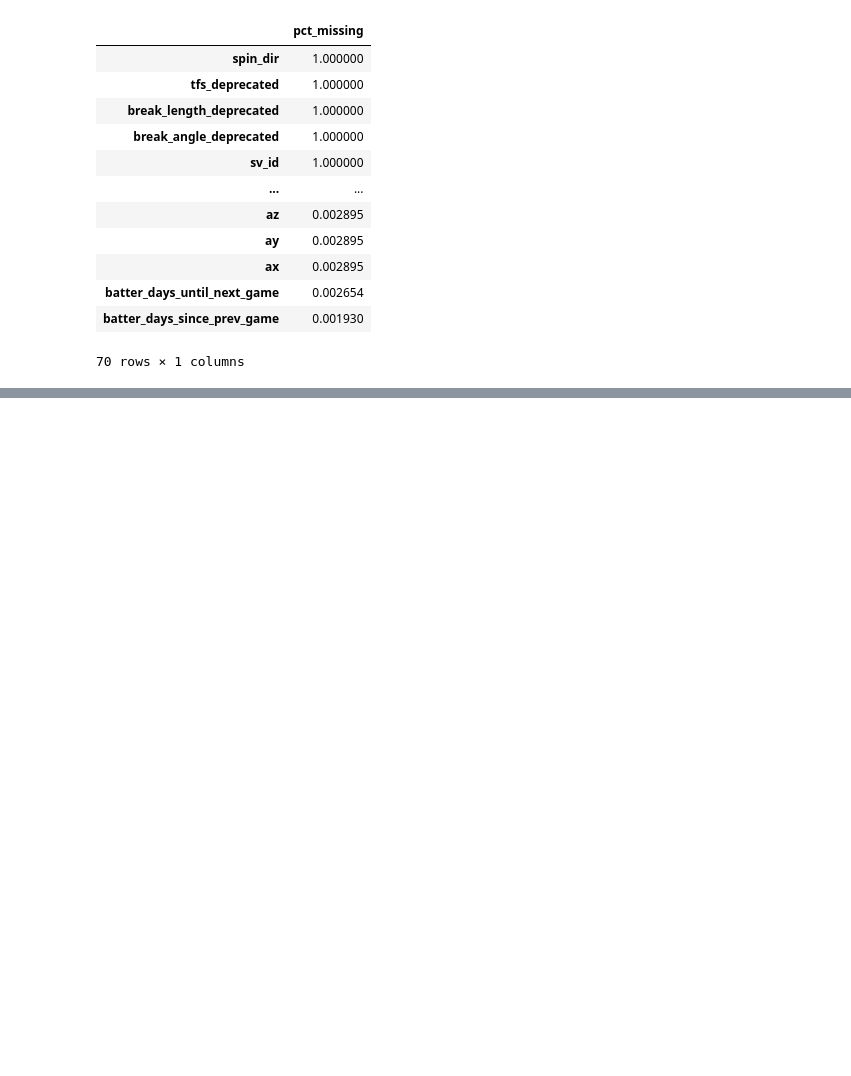
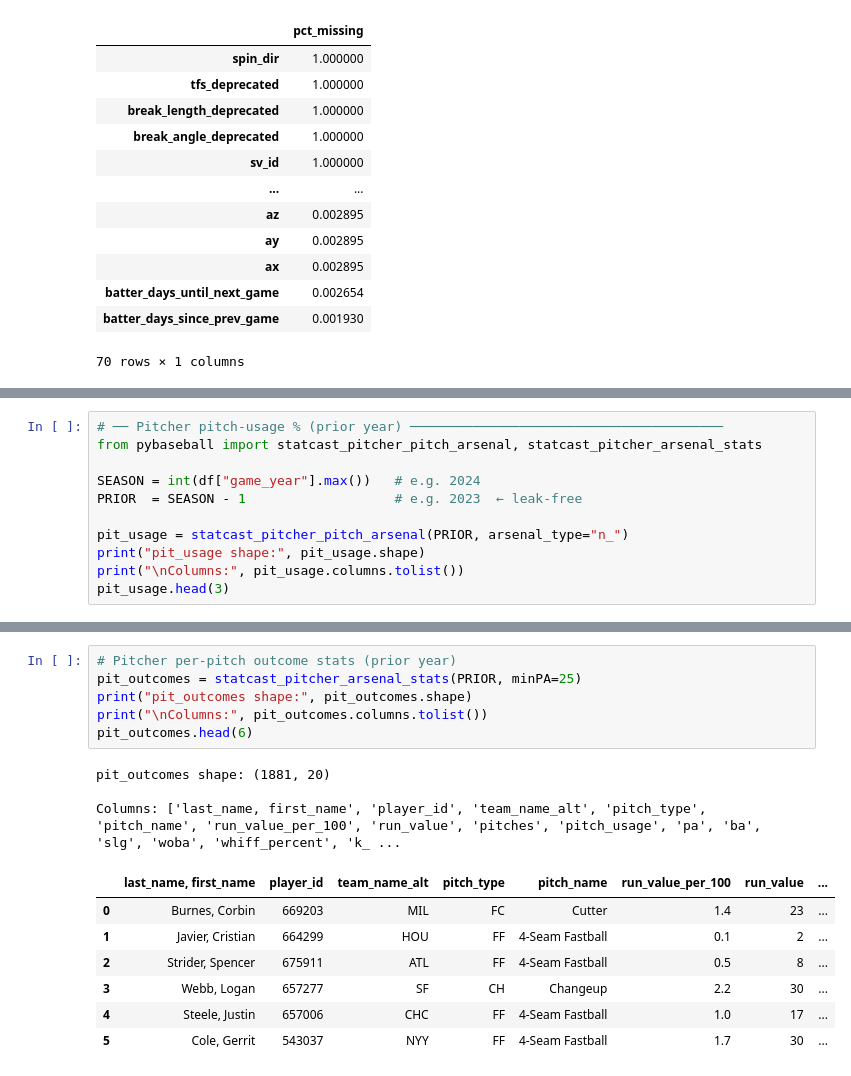
Before and after one commit to yihoolan/MLB-Pitch-Predictor, a Jupyter notebook: exploration/01_pybaseball_installation_check.ipynb, the cells around one changed output, grey strips where cells are left out. Cells and saved outputs as stored; diff of their text form; blank space fills up the shorter version.

Commit message:
initial exploration of joining statcast table with fangraph

```diff
--- a/exploration/01_pybaseball_installation_check.ipynb
+++ b/exploration/01_pybaseball_installation_check.ipynb
@@ -115,0 +131,11 @@ Name: count, dtype: int64
+# %%
+# ── Pitcher pitch-usage % (prior year) ────────────────────────────────────────
+from pybaseball import statcast_pitcher_pitch_arsenal, statcast_pitcher_arsenal_stats
+
+SEASON = int(df["game_year"].max())   # e.g. 2024
+PRIOR  = SEASON - 1                   # e.g. 2023  ← leak-free
+
+pit_usage = statcast_pitcher_pitch_arsenal(PRIOR, arsenal_type="n_")
+print("pit_usage shape:", pit_usage.shape)
+print("\nColumns:", pit_usage.columns.tolist())
+pit_usage.head(3)
@@ -115,0 +150,17 @@ Name: count, dtype: int64
+# %%
+# Pitcher per-pitch outcome stats (prior year)
+pit_outcomes = statcast_pitcher_arsenal_stats(PRIOR, minPA=25)
+print("pit_outcomes shape:", pit_outcomes.shape)
+print("\nColumns:", pit_outcomes.columns.tolist())
+pit_outcomes.head(6)
+# %% [output]
+pit_outcomes shape: (1881, 20)
+
+Columns: ['last_name, first_name', 'player_id', 'team_name_alt', 'pitch_type', 'pitch_name', 'run_value_per_100', 'run_value', 'pitches', 'pitch_usage', 'pa', 'ba', 'slg', 'woba', 'whiff_percent', 'k_ ...
+|  | last_name, first_name | player_id | team_name_alt | pitch_type | pitch_name | run_value_per_100 | run_value | ... |
+| 0 | Burnes, Corbin | 669203 | MIL | FC | Cutter | 1.4 | 23 | ... |
+| 1 | Javier, Cristian | 664299 | HOU | FF | 4-Seam Fastball | 0.1 | 2 | ... |
+| 2 | Strider, Spencer | 675911 | ATL | FF | 4-Seam Fastball | 0.5 | 8 | ... |
+| 3 | Webb, Logan | 657277 | SF | CH | Changeup | 2.2 | 30 | ... |
+| 4 | Steele, Justin | 657006 | CHC | FF | 4-Seam Fastball | 1.0 | 17 | ... |
+| 5 | Cole, Gerrit | 543037 | NYY | FF | 4-Seam Fastball | 1.7 | 30 | ... |
```
Also changed, not shown: parts of 7 cells of this notebook.
